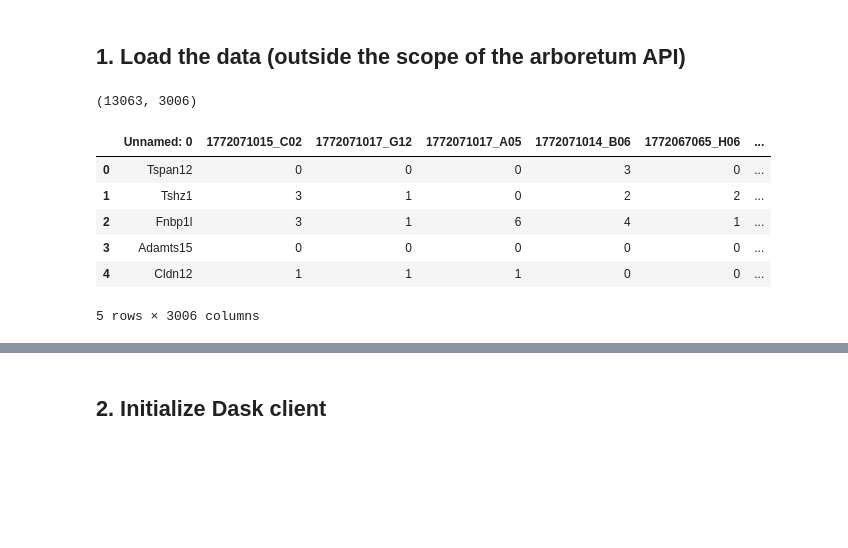
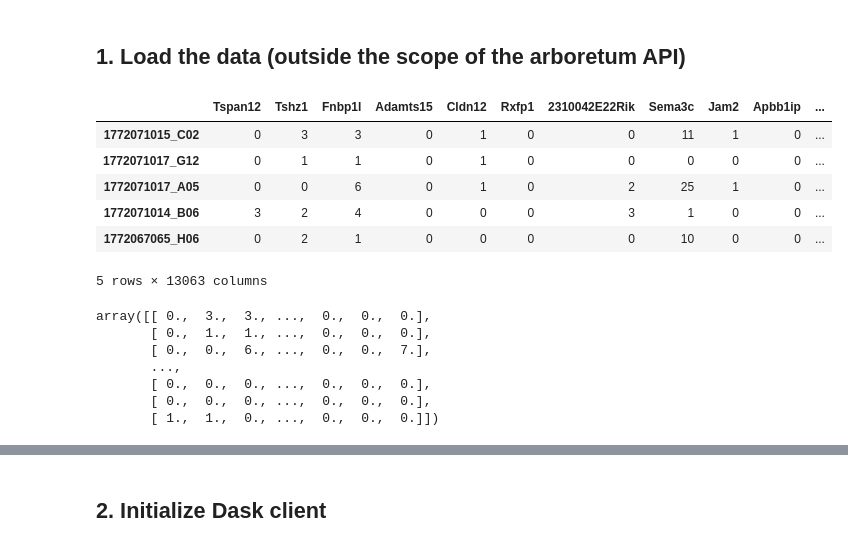
Before and after one commit to aertslab/arboreto, a Jupyter notebook: notebooks/zeisel/Zeisel_RF.ipynb, the cells around one changed output, grey strips where cells are left out. Saved outputs shown, nothing was run; the diff lists cells and outputs as text; code cells hidden in the pictures; blank space fills up the shorter version.

Commit message:
better way to read pandas DataFrame from a transposed matrix

```diff
--- a/notebooks/zeisel/Zeisel_RF.ipynb
+++ b/notebooks/zeisel/Zeisel_RF.ipynb
@@ -26,16 +19,11 @@ def clean_transpose(df, numeric_type=np.float32):
 # %%
-zeisel_df = pd.read_csv(zeisel_ex_path, sep='\t')
+zeisel_df = pd.read_csv(zeisel_ex_path, index_col=0, sep='\t').T
+zeisel_df.head()
+# %% [output]
+|  | Tspan12 | Tshz1 | Fnbp1l | Adamts15 | Cldn12 | Rxfp1 | 2310042E22Rik | Sema3c | Jam2 | Apbb1ip | ... |
+| 1772071015_C02 | 0 | 3 | 3 | 0 | 1 | 0 | 0 | 11 | 1 | 0 | ... |
+| 1772071017_G12 | 0 | 1 | 1 | 0 | 1 | 0 | 0 | 0 | 0 | 0 | ... |
+| 1772071017_A05 | 0 | 0 | 6 | 0 | 1 | 0 | 2 | 25 | 1 | 0 | ... |
+| 1772071014_B06 | 3 | 2 | 4 | 0 | 0 | 0 | 3 | 1 | 0 | 0 | ... |
+| 1772067065_H06 | 0 | 2 | 1 | 0 | 0 | 0 | 0 | 10 | 0 | 0 | ... |
+5 rows × 13063 columns
-# %%
-zeisel_df.shape
-# %% [output]
-(13063, 3006)
-# %%
-zeisel_df.head()
-# %% [output]
-|  | Unnamed: 0 | 1772071015_C02 | 1772071017_G12 | 1772071017_A05 | 1772071014_B06 | 1772067065_H06 | ... |
-| 0 | Tspan12 | 0 | 0 | 0 | 3 | 0 | ... |
-| 1 | Tshz1 | 3 | 1 | 0 | 2 | 2 | ... |
-| 2 | Fnbp1l | 3 | 1 | 6 | 4 | 1 | ... |
-| 3 | Adamts15 | 0 | 0 | 0 | 0 | 0 | ... |
-| 4 | Cldn12 | 1 | 1 | 1 | 0 | 0 | ... |
-5 rows × 3006 columns
@@ -43,0 +30,11 @@ zeisel_df_T = clean_transpose(zeisel_df)
+# %%
+zeisel_ex_matrix = zeisel_df.as_matrix().astype(np.float)
+zeisel_ex_matrix
+# %% [output]
+array([[ 0.,  3.,  3., ...,  0.,  0.,  0.],
+       [ 0.,  1.,  1., ...,  0.,  0.,  0.],
+       [ 0.,  0.,  6., ...,  0.,  0.,  7.],
+       ...,
+       [ 0.,  0.,  0., ...,  0.,  0.,  0.],
+       [ 0.,  0.,  0., ...,  0.,  0.,  0.],
+       [ 1.,  1.,  0., ...,  0.,  0.,  0.]])
```
Also changed, not shown: parts of 6 cells of this notebook, 1 other file.
